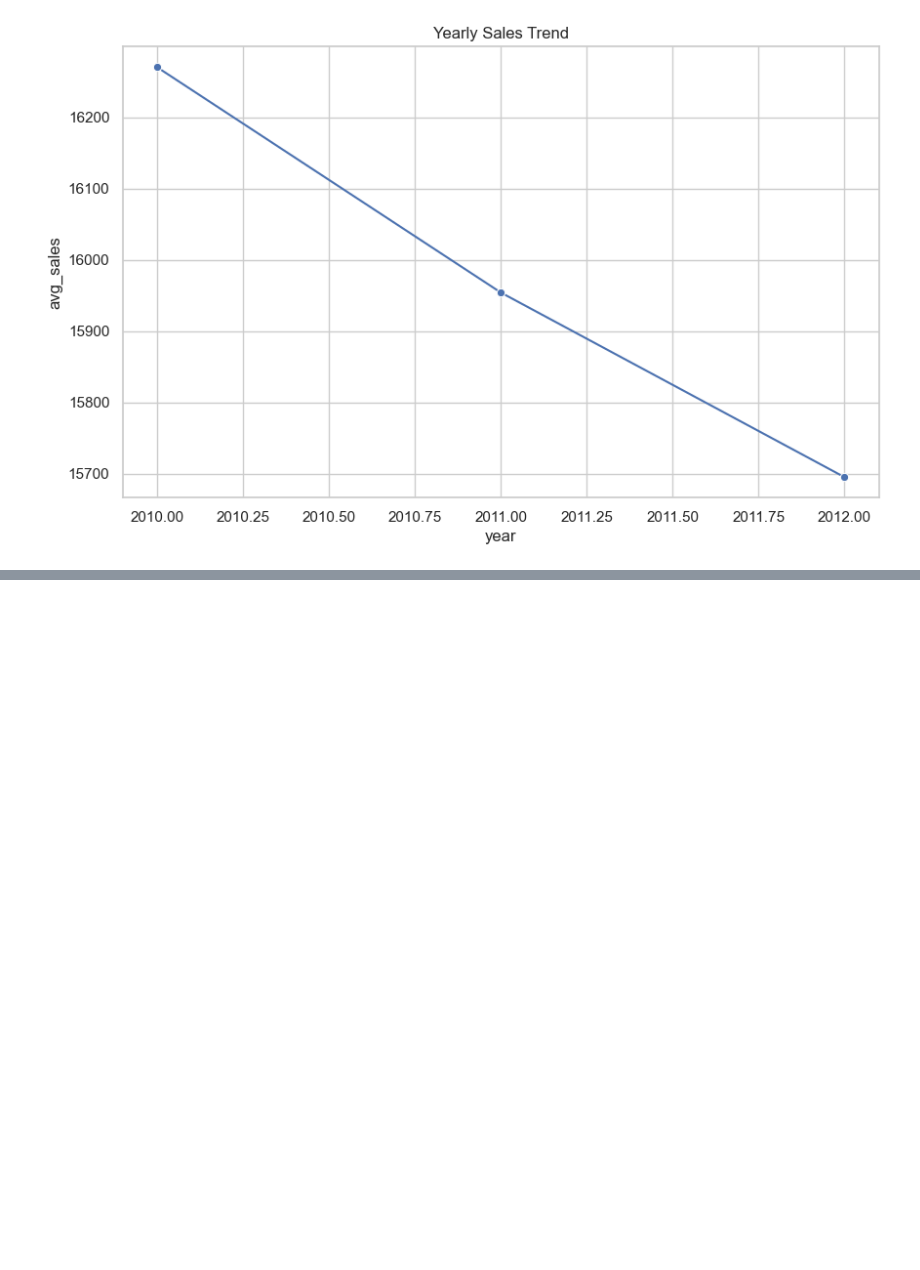
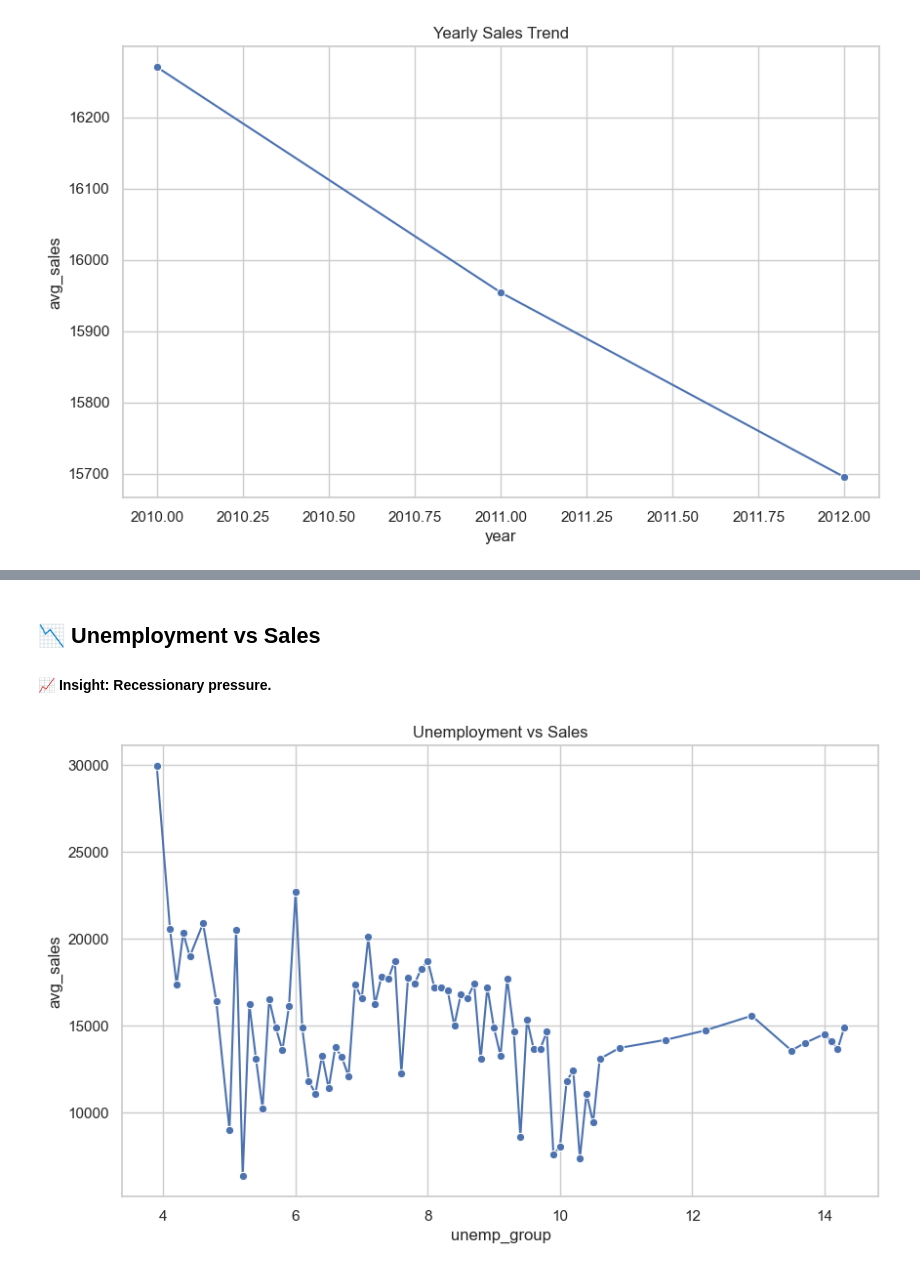
Before and after one commit to Mu111Ghoz/retail-sales-analytics, a Jupyter notebook: notebooks/eda_report.ipynb, the cells around one changed output, grey strips where cells are left out. Saved outputs shown, nothing was run; the diff lists cells and outputs as text; code cells hidden in the pictures; blank space fills up the shorter version.

```diff
--- a/notebooks/eda_report.ipynb
+++ b/notebooks/eda_report.ipynb
@@ -219,0 +212,20 @@ LINE 2: SELECT ROUND(AVG(f.markdown1 + f.markdown2 + f.markdown3 + f...
+# %% [markdown]
+## 📉 Unemployment vs Sales
+#### 📈 Insight: Recessionary pressure.
+# %%
+sql_unemp = """
+SELECT
+    ROUND((f.unemployment)::numeric, 1) AS unemp_group,
+    ROUND(AVG(t.weekly_sales)::numeric,2) AS avg_sales
+FROM train t
+JOIN features f ON t.store=f.store AND t.date=f.date
+GROUP BY unemp_group
+ORDER BY unemp_group;
+"""
+unemp_sales = pd.read_sql(sql_unemp, engine)
+
+sns.lineplot(x="unemp_group", y="avg_sales", data=unemp_sales, marker="o")
+plt.title("Unemployment vs Sales")
+plt.show()
+# %% [output]
+[figure, added]
```
Also changed, not shown: parts of 14 cells of this notebook.
